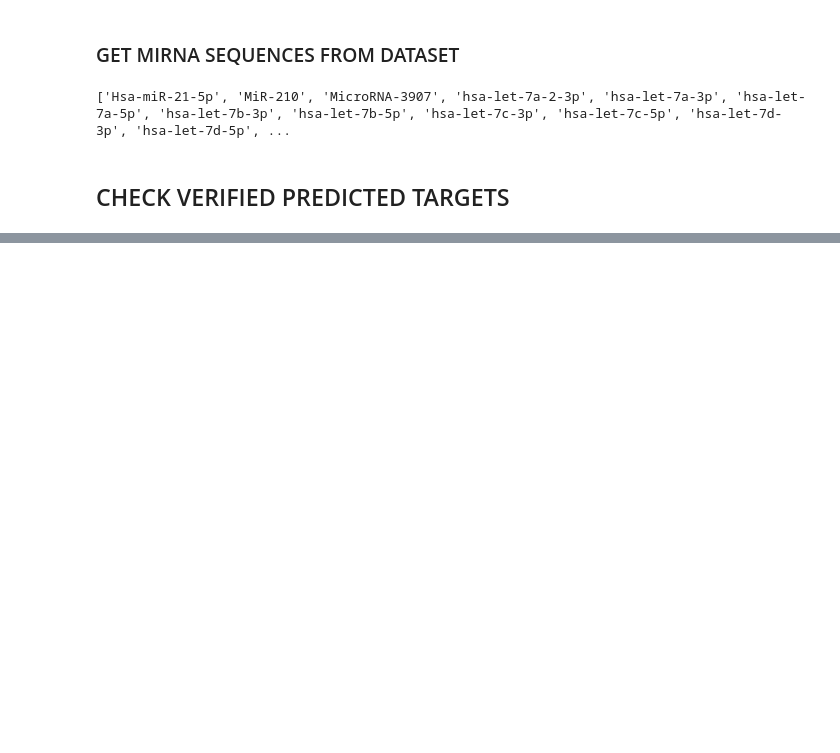
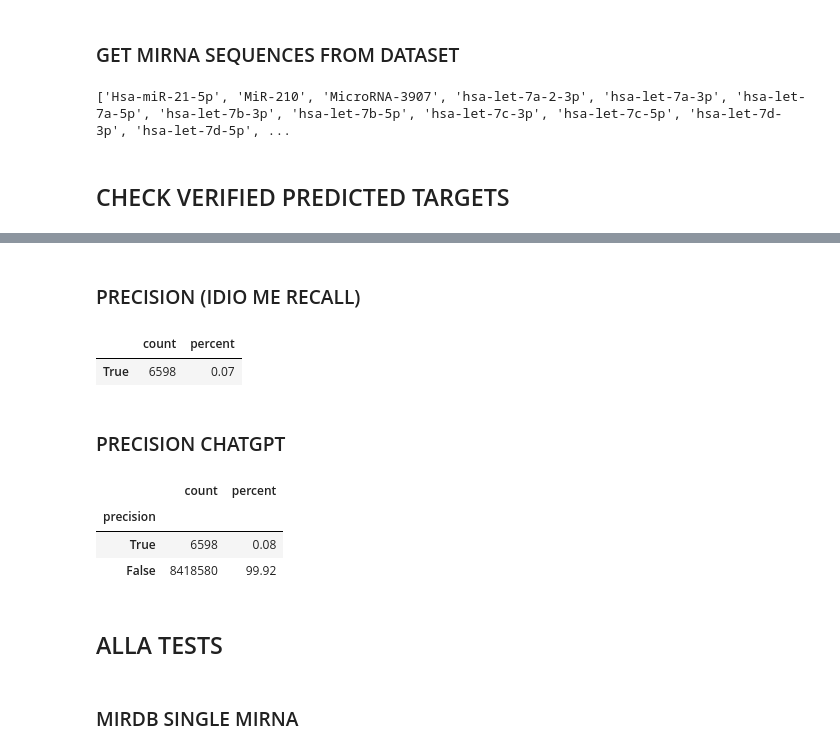
Before and after one commit to nntavantzis/ptixiaki, a Jupyter notebook: benchmark.ipynb, the cells around one changed output, grey strips where cells are left out. Drawn from its saved outputs; the diff is of its cells as text; code cells hidden in the pictures; blank space fills up the shorter version.

```diff
--- a/benchmark.ipynb
+++ b/benchmark.ipynb
@@ -209,0 +191,71 @@ test_pd.iloc[:, 1].nunique()
+# %% [markdown]
+### PRECISION (IDIO ME RECALL)
+# %%
+# NOTE: AFTO EINAI POU DOKIMASA META GIA PRECISION KAI VGAINEI PARA POLI XAMILO PANTA (DE KSERO EPISIS AN TO XO KANEI SOSTA)
+tar_df['precision'] = tar_df.apply(
+    lambda row: (
+        (row['miRNA'] == df2['miRNA']) &
+        (row['mRNA'] == df2['Target Gene (Entrez ID)']) &
+        (row['binding_probability'] > 0.6)
+    ).any(),
+    axis=1
+)
+
+true_count = tar_df['precision'].sum()
+true_percent = tar_df['precision'].mean() * 100
+
+pd.DataFrame(
+    {'count': [true_count], 'percent': [round(true_percent, 2)]},
+    index=[True]
+)
+# %% [output]
+|  | count | percent |
+| True | 6598 | 0.07 |
+# %% [markdown]
+### PRECISION CHATGPT
+# %%
+# NOTE: ENALLAKTIKO PRECISION CHECK APO TO CHATGPT VGAZEI POLI PIO GRIGORO APOTELESMA ALLA LIGO DIAFORETIKO ME KAPOIO TROPO
+tar_df_filtered = tar_df[tar_df['binding_probability'] > 0.6].copy()
+
+# Build unique (miRNA, mRNA) reference pairs from df2
+ref_pairs = (
+    df2[['miRNA', 'Target Gene (Entrez ID)']]
+    .dropna()
+    .drop_duplicates()
+    .rename(columns={'Target Gene (Entrez ID)': 'mRNA'})
+)
+
+# Ensure dtype compatibility with tar_df['mRNA']
+ref_pairs['mRNA'] = pd.to_numeric(ref_pairs['mRNA'], errors='coerce').astype('Int64')
+
+# Add precision flag to each tar_df row: True if (miRNA, mRNA) exists in df2
+tar_df_filtered = tar_df_filtered.merge(
+    ref_pairs.assign(precision=True),
+    on=['miRNA', 'mRNA'],
+    how='left'
+)
+tar_df_filtered['precision'] = tar_df_filtered['precision'].fillna(False)
+
+# Count matches
+match_count = int(tar_df_filtered['precision'].sum())
+total_rows = len(tar_df_filtered)
+match_percent = (match_count / total_rows) * 100 if total_rows else 0.0
+
+summary_df = (
+    tar_df_filtered['precision']
+    .value_counts()
+    .reindex([True, False], fill_value=0)
+    .to_frame('count')
+)
+
+summary_df['percent'] = (summary_df['count'] / total_rows * 100).round(2)
+summary_df
+# %% [output]
+|  | count | percent |
+| precision |  |  |
+| True | 6598 | 0.08 |
+| False | 8418580 | 99.92 |
+# %% [markdown]
+## ALLA TESTS
+# %% [markdown]
+### MIRDB SINGLE MIRNA
```
Also changed, not shown: parts of 14 cells of this notebook, 3 other files.
